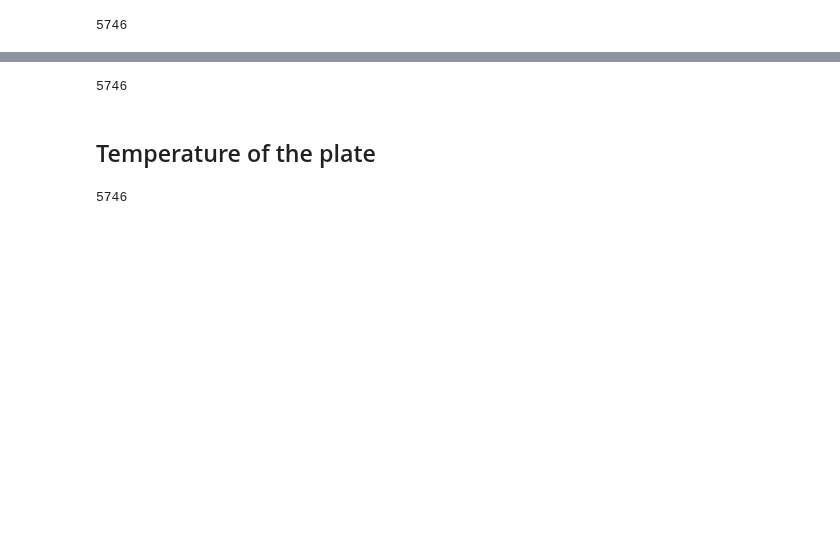
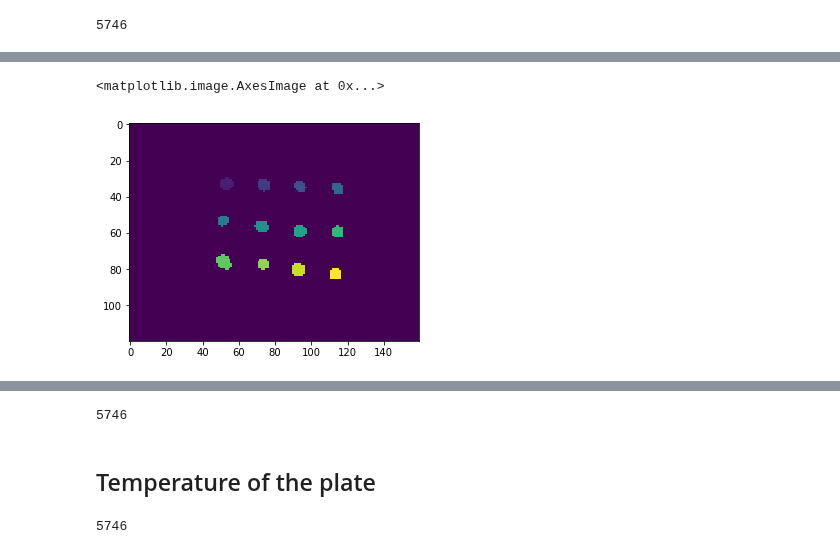
Before and after one commit to jrodguez/musical-robot, a Jupyter notebook: examples/Flat_Plate_6_11_19.ipynb, the cells around one changed output, grey strips where cells are left out. Cells and saved outputs as stored; diff of their text form; code cells hidden in the pictures; blank space fills up the shorter version.

```diff
--- a/examples/Flat_Plate_6_11_19.ipynb
+++ b/examples/Flat_Plate_6_11_19.ipynb
@@ -34,0 +59,5 @@ plt.colorbar()
+# %%
+plt.imshow(labeled_wells)
+# %% [output]
+<matplotlib.image.AxesImage at 0x...>
+[figure, added]
```
Also changed, not shown: parts of 24 cells of this notebook, 6 other files.
